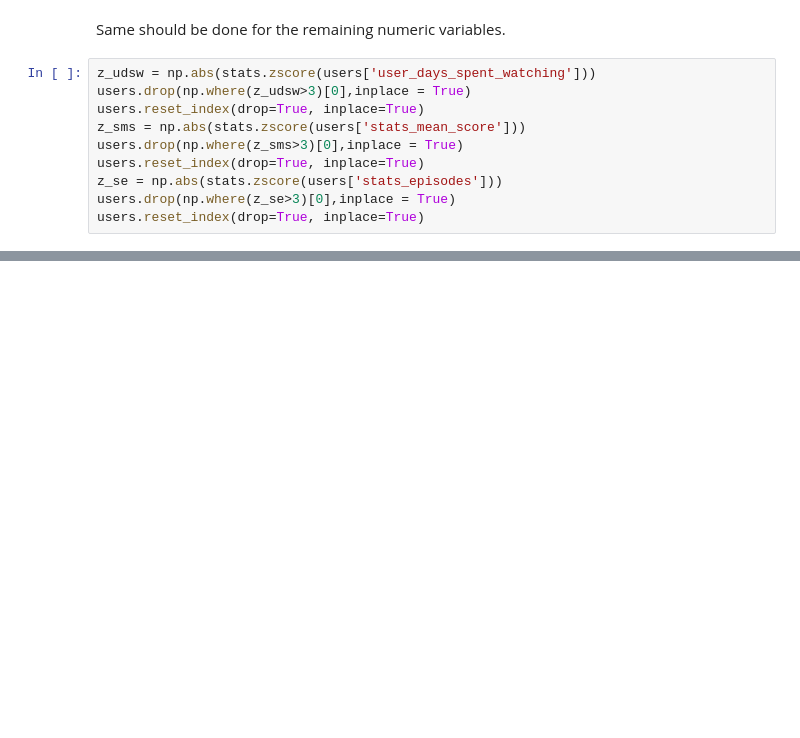
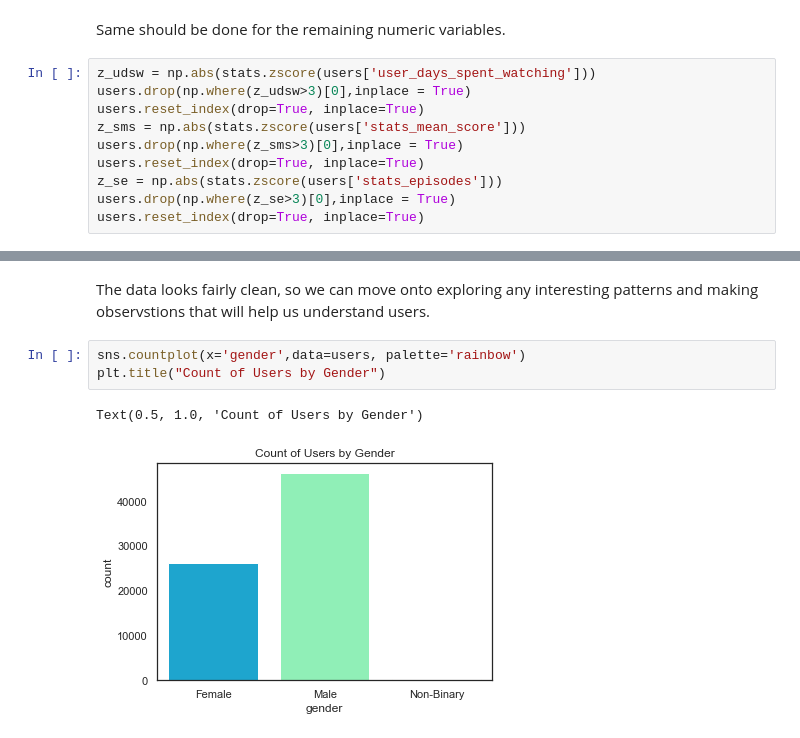
Before and after one commit to sashagryshchenko/ReccomendationEngine, a Jupyter notebook: RecommendationEngine.ipynb, the cells around one changed output, grey strips where cells are left out. Saved outputs shown, nothing was run; the diff lists cells and outputs as text; blank space fills up the shorter version.

```diff
--- a/RecommendationEngine.ipynb
+++ b/RecommendationEngine.ipynb
@@ -280,0 +295,8 @@ plt.show()
+# %% [markdown]
+The data looks fairly clean, so we can move onto exploring any interesting patterns and making observstions that will help us understand users.
+# %%
+sns.countplot(x='gender',data=users, palette='rainbow')
+plt.title("Count of Users by Gender")
+# %% [output]
+Text(0.5, 1.0, 'Count of Users by Gender')
+[figure, added]
```
Also changed, not shown: parts of 29 cells of this notebook.
